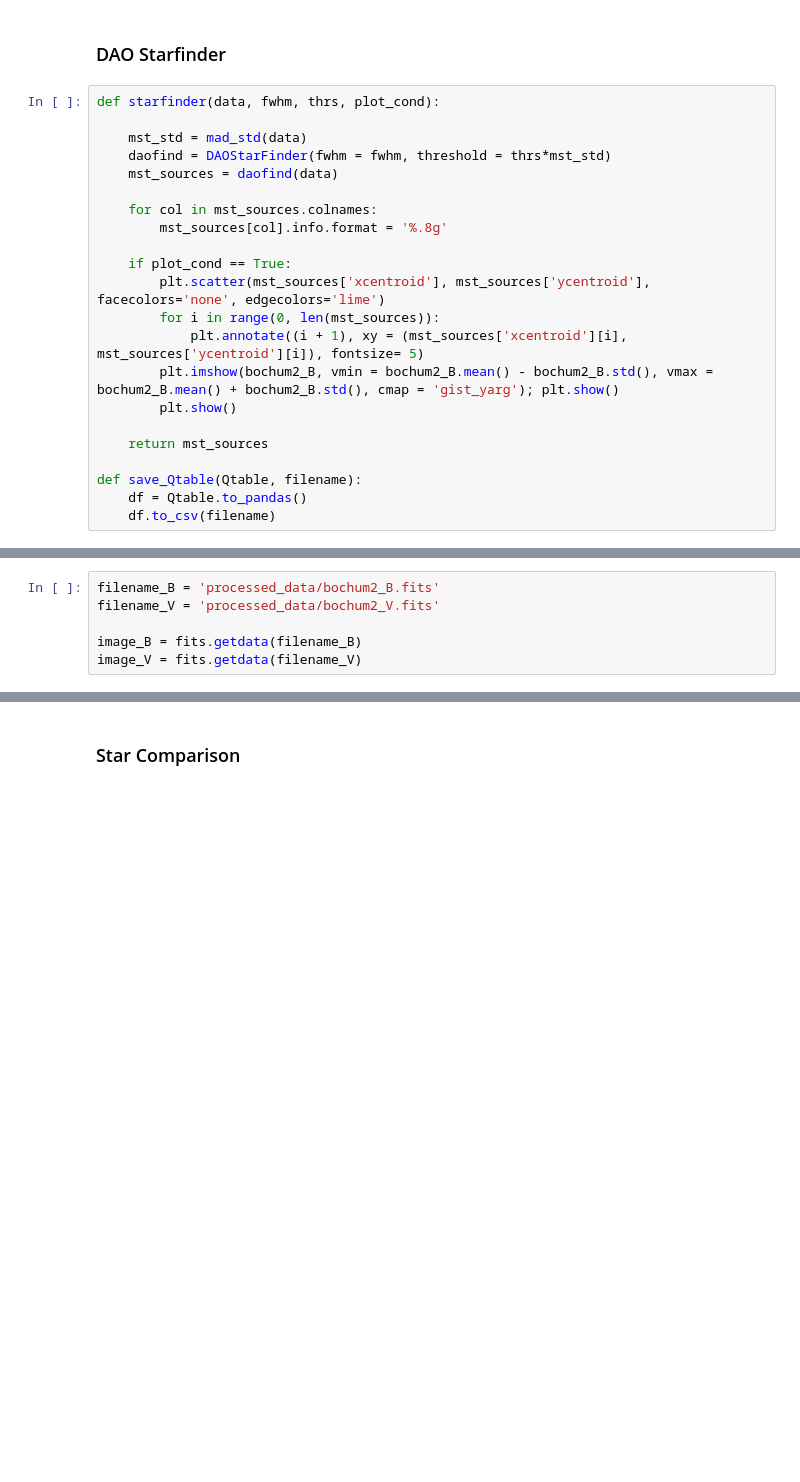
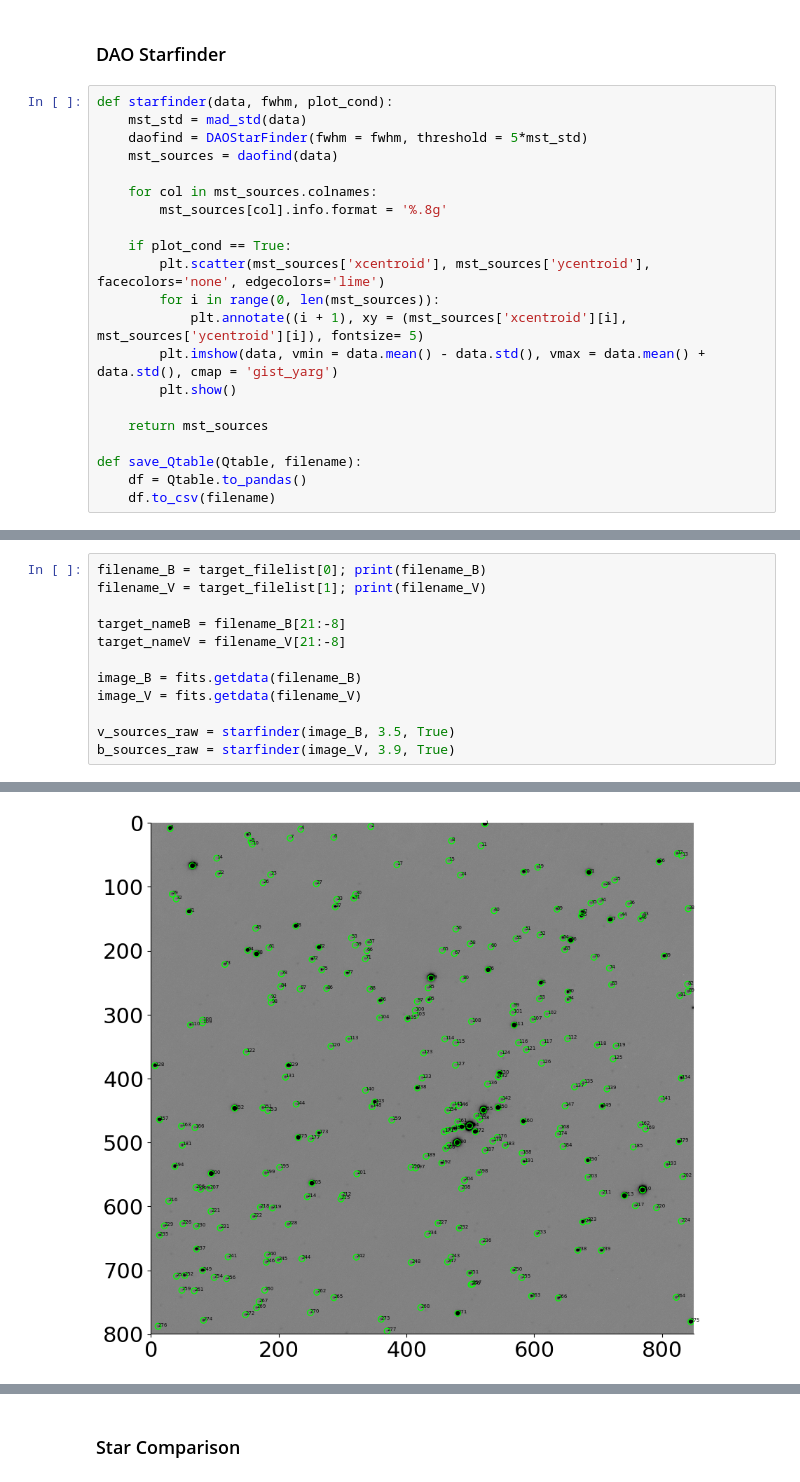
Before and after one commit to OwenJohnsons/Final_Year_Project, a Jupyter notebook: Code/photometry.ipynb, the cells around one changed output, grey strips where cells are left out. Drawn from its saved outputs; the diff is of its cells as text; blank space fills up the shorter version.

```diff
--- a/Code/photometry.ipynb
+++ b/Code/photometry.ipynb
@@ -44,10 +45,9 @@ colour_arrays = ['red', 'blue', 'green', 'crimson', 'lime']
 # %% [markdown]
 ### DAO Starfinder
 # %%
-def starfinder(data, fwhm, thrs, plot_cond):
-
+def starfinder(data, fwhm, plot_cond):
     mst_std = mad_std(data)
-    daofind = DAOStarFinder(fwhm = fwhm, threshold = thrs*mst_std)
+    daofind = DAOStarFinder(fwhm = fwhm, threshold = 5*mst_std)
     mst_sources = daofind(data)
 
     for col in mst_sources.colnames:
@@ -57,7 +57,7 @@ def starfinder(data, fwhm, thrs, plot_cond):
         plt.scatter(mst_sources['xcentroid'], mst_sources['ycentroid'], facecolors='none', edgecolors='lime')
         for i in range(0, len(mst_sources)):
             plt.annotate((i + 1), xy = (mst_sources['xcentroid'][i], mst_sources['ycentroid'][i]), fontsize= 5)
-        plt.imshow(bochum2_B, vmin = bochum2_B.mean() - bochum2_B.std(), vmax = bochum2_B.mean() + bochum2_B.std(), cmap = 'gist_yarg'); plt.show()
+        plt.imshow(data, vmin = data.mean() - data.std(), vmax = data.mean() + data.std(), cmap = 'gist_yarg')
         plt.show()
 
     return mst_sources
@@ -82,6 +67,0 @@ os.listdir('astrometric_obs_data/')
-# %%
-filename_B = 'processed_data/bochum2_B.fits'
-filename_V = 'processed_data/bochum2_V.fits'
-
-image_B = fits.getdata(filename_B)
-image_V = fits.getdata(filename_V)
@@ -102,0 +81,13 @@ print(len(bochum2_sources__B), len(bochum2_sources__V))
+# %%
+filename_B = target_filelist[0]; print(filename_B)
+filename_V = target_filelist[1]; print(filename_V)
+
+target_nameB = filename_B[21:-8]
+target_nameV = filename_V[21:-8]
+
+image_B = fits.getdata(filename_B)
+image_V = fits.getdata(filename_V)
+
+v_sources_raw = starfinder(image_B, 3.5, True)
+b_sources_raw = starfinder(image_V, 3.9, True)
+# %% [output]
@@ -102,0 +97 @@ print(len(bochum2_sources__B), len(bochum2_sources__V))
+[figure, added]
```
Also changed, not shown: parts of 15 cells of this notebook, 49 other files.
